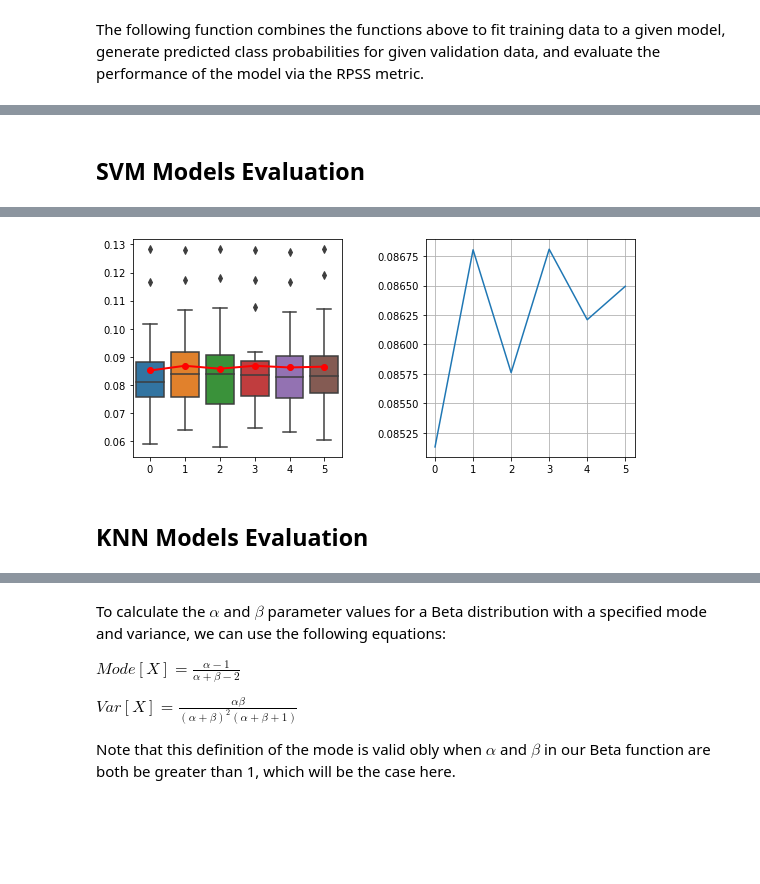
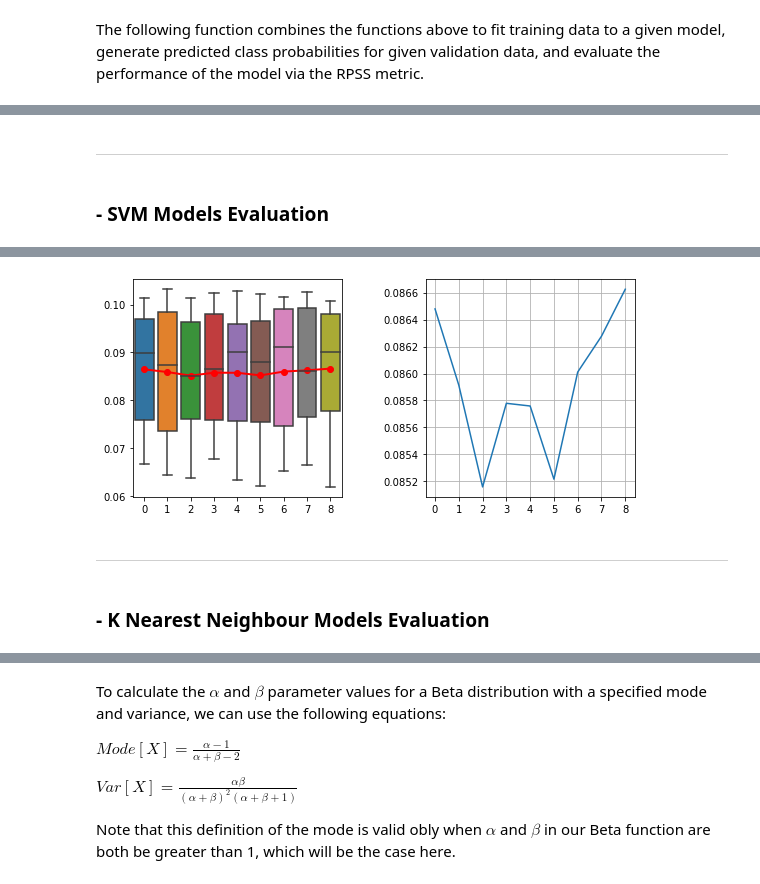
Before and after one commit to fanahanmc/ACM40960-ProjMathsModel, a Jupyter notebook: ACM40960_Project_Main.ipynb, the cells around one changed output, grey strips where cells are left out. Saved outputs shown, nothing was run; the diff lists cells and outputs as text; code cells hidden in the pictures; blank space fills up the shorter version.

```diff
--- a/ACM40960_Project_Main.ipynb
+++ b/ACM40960_Project_Main.ipynb
@@ -965,16 +1049,12 @@ num_folds = 5
 num_reps = 3
 
 # define list of parameters to trial, and calculate number of models
-boost_params = np.array([[150, 1], [160, 1], [170, 1], [180, 1],
-                         [71, 2], [73, 2], [75, 2], [77, 2]])
+boost_params = np.array([[150, 1], [160, 1], [170, 1], [180, 1], #[71, 2], [73, 2], [75, 2], [77, 2]]
+                         [190, 2], [200, 1], [210, 2], [220, 1]])
 num_models = len(boost_params)
 
-# set initial values for progress bar and print top line above progress bar
-progress=0
-progress_last=0
-progress_diff=0
-print("|________._________.___2|5___._________.________5|0________._________.___7|5___._________._________| % Complete (",
-      num_reps, "reps,", num_folds, "folds )")
+# print header for the progress bar and initialise variables
+prog, prog_last, prog_diff = progress_bar_init(num_reps, num_folds)
 
 # create array of zeros to store rpss values for each model over each rep/fold
 boost_rpss = np.zeros(shape=[num_folds*num_reps, num_models])
@@ -995,16 +1075,12 @@ for rep in range(num_reps): # loop through number of reps specified
             boost_rpss[k + rep*num_folds, j] = fit_eval_rpss(boost_mod, train_x, train_y, val_x, val_y)
 
         # update values for progress bar
-        progress = ((rep)*num_folds + (k+1))/((num_reps)*(num_folds))*100
-        progress_diff = np.floor(progress - progress_last).astype(int)
-        progress_last = progress_last + progress_diff
-        # print bars corresponding to current progress
-        for i in range(progress_diff):
-            print("|", end="")
+        prog, prog_last, prog_diff = progress_bar(rep, k, num_reps, num_folds, prog, prog_last, prog_diff)
 
 print("\n\nComplete!")
 
-print("Optimum Gradient Boosting Parameters:", list(boost_params[np.argmax(np.mean(boost_rpss, axis=0))]))
+boost_params_opt = list(boost_params[np.argmax(np.mean(boost_rpss, axis=0))])
+print("Optimum Gradient Boosting Parameters:", boost_params_opt)
 
 # plot RPSS results
 plot_rpss(boost_rpss)
@@ -1018,5 +1096,7 @@ Optimum Gradient Boosting Parameters: [180, 1]
+# %% [markdown]
+---
 # %% [markdown]
-## SVM Models Evaluation
+### - SVM Models Evaluation
 # %%
 %%time
 
@@ -1025,16 +1105,13 @@ num_folds = 5
 num_reps = 3
 
 # define list of parameters to trial, and calculate number of models
-svm_params = np.array([[0.013, 1], [0.014, 1], [0.015, 1],
-                       [0.016, 1], [0.017, 1], [0.018, 1]])
+svm_params = np.array([[0.013, 1], [0.015, 1], [0.017, 1],
+                       [0.019, 1], [0.021, 1], [0.023, 1],
+                       [0.025, 1], [0.027, 1], [0.029, 1]])
 num_models = len(svm_params)
 
-# set initial values for progress bar and print top line above progress bar
-progress=0
-progress_last=0
-progress_diff=0
-print("|________._________.___2|5___._________.________5|0________._________.___7|5___._________._________| % Complete (",
-      num_reps, "reps,", num_folds, "folds )")
+# print header for the progress bar and initialise variables
+prog, prog_last, prog_diff = progress_bar_init(num_reps, num_folds)
 
 # create array of zeros to store rpss values for each model over each rep/fold
 svm_rpss = np.zeros(shape=[num_folds*num_reps, num_models])
@@ -1055,16 +1132,12 @@ for rep in range(num_reps): # loop through number of reps specified
             svm_rpss[k + rep*num_folds,j] = fit_eval_rpss(svm_mod, train_x, train_y, val_x, val_y)
 
         # update values for progress bar
-        progress = ((rep)*num_folds + (k+1))/((num_reps)*(num_folds))*100
-        progress_diff = np.floor(progress - progress_last).astype(int)
-        progress_last = progress_last + progress_diff
-        # print bars corresponding to current progress
-        for i in range(progress_diff):
-            print("|", end="")
+        prog, prog_last, prog_diff = progress_bar(rep, k, num_reps, num_folds, prog, prog_last, prog_diff)
 
 print("\n\nComplete!")
 
-print("Optimum Support Vector Machines Parameters:", list(svm_params[np.argmax(np.mean(svm_rpss, axis=0))]))
+svm_params_opt = list(svm_params[np.argmax(np.mean(svm_rpss, axis=0))])
+print("Optimum Support Vector Machines Parameters:", svm_params_opt)
 
 # plot RPSS results
 plot_rpss(svm_rpss)
@@ -1077,6 +1152,8 @@ Optimum Support Vector Machines Parameters: [0.016, 1.0]
-[figure, old version]
+[figure, new version]
+# %% [markdown]
+---
 # %% [markdown]
-## KNN Models Evaluation
+### - K Nearest Neighbour Models Evaluation
 # %%
 %%time
 
```
Also changed, not shown: parts of 147 cells of this notebook.
